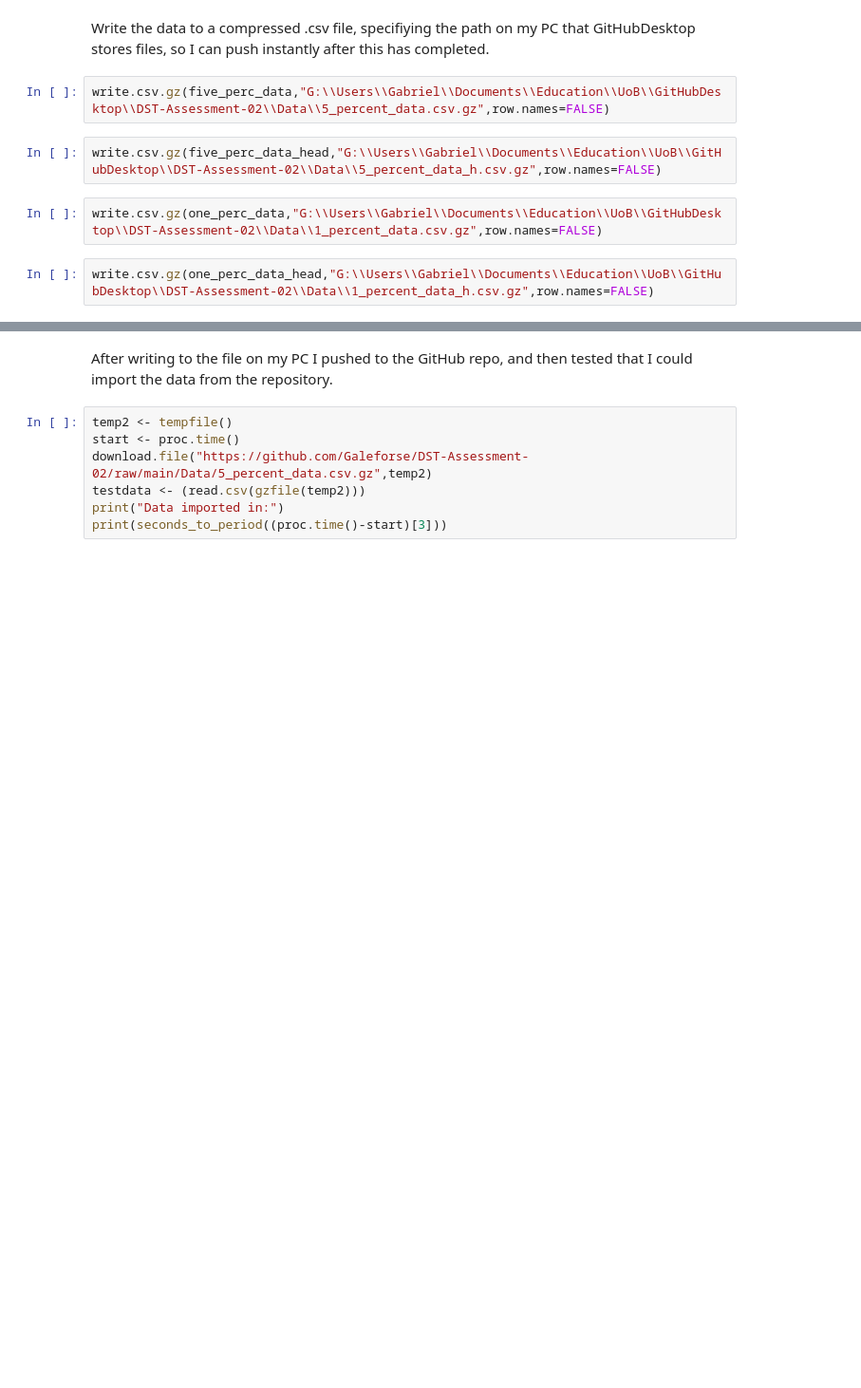
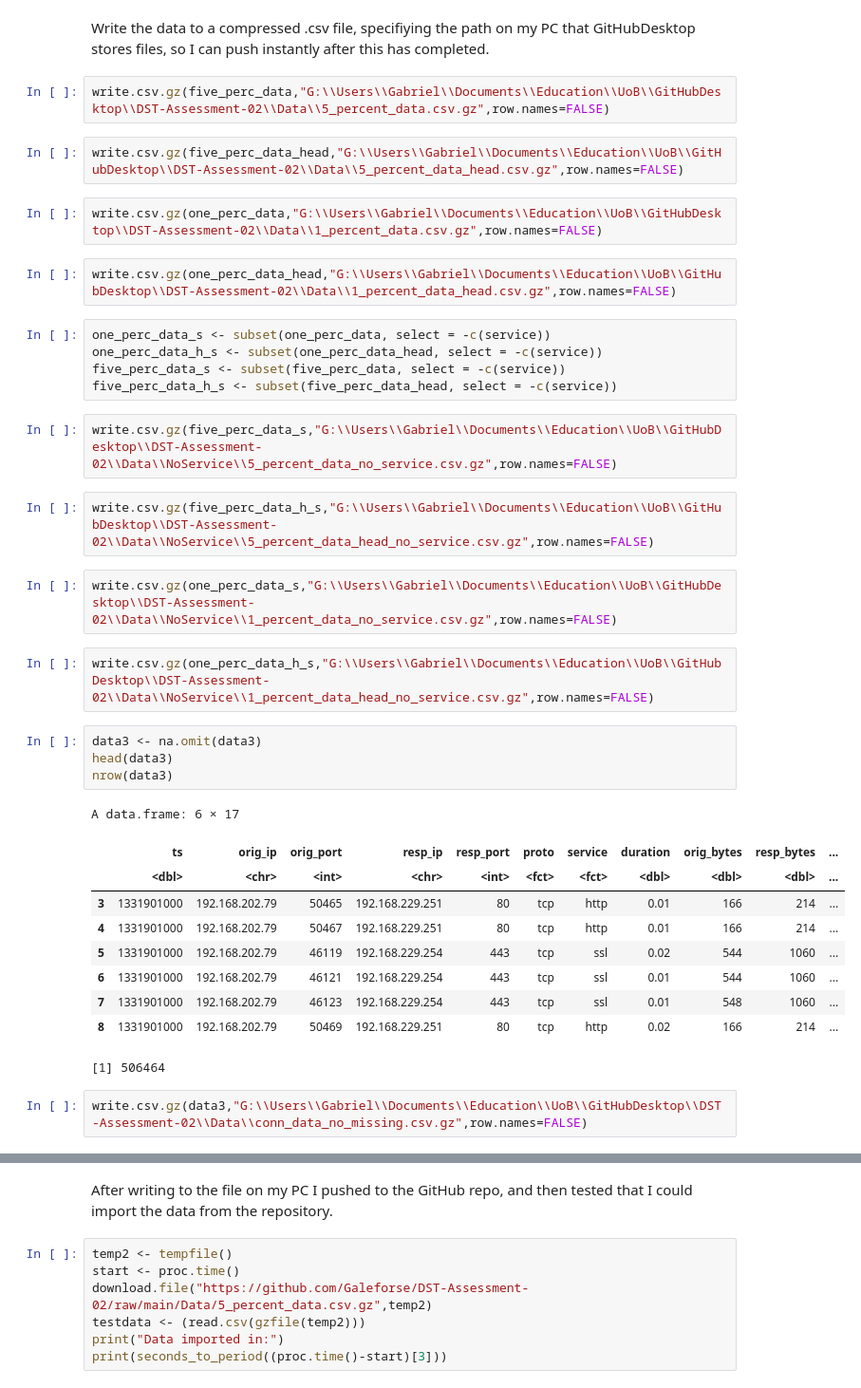
Before and after one commit to gabejg/DST-Assessment-02, a Jupyter notebook: Gabriel Grant/Data Import Testing.ipynb, the cells around one changed output, grey strips where cells are left out. Shown: that part at 95% size. Drawn from its saved outputs; the diff is of its cells as text; blank space fills up the shorter version.

```diff
--- a/Gabriel Grant/Data Import Testing.ipynb
+++ b/Gabriel Grant/Data Import Testing.ipynb
@@ -176,8 +167,38 @@ Write the data to a compressed .csv file, specifiying the path on my PC that Git
 # %%
 write.csv.gz(five_perc_data,"G:\\Users\\Gabriel\\Documents\\Education\\UoB\\GitHubDesktop\\DST-Assessment-02\\Data\\5_percent_data.csv.gz",row.names=FALSE)
 # %%
-write.csv.gz(five_perc_data_head,"G:\\Users\\Gabriel\\Documents\\Education\\UoB\\GitHubDesktop\\DST-Assessment-02\\Data\\5_percent_data_h.csv.gz",row.names=FALSE)
+write.csv.gz(five_perc_data_head,"G:\\Users\\Gabriel\\Documents\\Education\\UoB\\GitHubDesktop\\DST-Assessment-02\\Data\\5_percent_data_head.csv.gz",row.names=FALSE)
 # %%
 write.csv.gz(one_perc_data,"G:\\Users\\Gabriel\\Documents\\Education\\UoB\\GitHubDesktop\\DST-Assessment-02\\Data\\1_percent_data.csv.gz",row.names=FALSE)
 # %%
-write.csv.gz(one_perc_data_head,"G:\\Users\\Gabriel\\Documents\\Education\\UoB\\GitHubDesktop\\DST-Assessment-02\\Data\\1_percent_data_h.csv.gz",row.names=FALSE)
+write.csv.gz(one_perc_data_head,"G:\\Users\\Gabriel\\Documents\\Education\\UoB\\GitHubDesktop\\DST-Assessment-02\\Data\\1_percent_data_head.csv.gz",row.names=FALSE)
+# %%
+one_perc_data_s <- subset(one_perc_data, select = -c(service))
+one_perc_data_h_s <- subset(one_perc_data_head, select = -c(service))
+five_perc_data_s <- subset(five_perc_data, select = -c(service))
+five_perc_data_h_s <- subset(five_perc_data_head, select = -c(service))
+# %%
+write.csv.gz(five_perc_data_s,"G:\\Users\\Gabriel\\Documents\\Education\\UoB\\GitHubDesktop\\DST-Assessment-02\\Data\\NoService\\5_percent_data_no_service.csv.gz",row.names=FALSE)
+# %%
+write.csv.gz(five_perc_data_h_s,"G:\\Users\\Gabriel\\Documents\\Education\\UoB\\GitHubDesktop\\DST-Assessment-02\\Data\\NoService\\5_percent_data_head_no_service.csv.gz",row.names=FALSE)
+# %%
+write.csv.gz(one_perc_data_s,"G:\\Users\\Gabriel\\Documents\\Education\\UoB\\GitHubDesktop\\DST-Assessment-02\\Data\\NoService\\1_percent_data_no_service.csv.gz",row.names=FALSE)
+# %%
+write.csv.gz(one_perc_data_h_s,"G:\\Users\\Gabriel\\Documents\\Education\\UoB\\GitHubDesktop\\DST-Assessment-02\\Data\\NoService\\1_percent_data_head_no_service.csv.gz",row.names=FALSE)
+# %%
+data3 <- na.omit(data3)
+head(data3)
+nrow(data3)
+# %% [output]
+A data.frame: 6 × 17
+|  | ts | orig_ip | orig_port | resp_ip | resp_port | proto | service | duration | orig_bytes | resp_bytes | ... |
+|  | <dbl> | <chr> | <int> | <chr> | <int> | <fct> | <fct> | <dbl> | <dbl> | <dbl> | ... |
+| 3 | 1331901000 | 192.168.202.79 | 50465 | 192.168.229.251 | 80 | tcp | http | 0.01 | 166 | 214 | ... |
+| 4 | 1331901000 | 192.168.202.79 | 50467 | 192.168.229.251 | 80 | tcp | http | 0.01 | 166 | 214 | ... |
+| 5 | 1331901000 | 192.168.202.79 | 46119 | 192.168.229.254 | 443 | tcp | ssl | 0.02 | 544 | 1060 | ... |
+| 6 | 1331901000 | 192.168.202.79 | 46121 | 192.168.229.254 | 443 | tcp | ssl | 0.01 | 544 | 1060 | ... |
+| 7 | 1331901000 | 192.168.202.79 | 46123 | 192.168.229.254 | 443 | tcp | ssl | 0.01 | 548 | 1060 | ... |
+| 8 | 1331901000 | 192.168.202.79 | 50469 | 192.168.229.251 | 80 | tcp | http | 0.02 | 166 | 214 | ... |
+[1] 506464
+# %%
+write.csv.gz(data3,"G:\\Users\\Gabriel\\Documents\\Education\\UoB\\GitHubDesktop\\DST-Assessment-02\\Data\\conn_data_no_missing.csv.gz",row.names=FALSE)
```
Also changed, not shown: parts of 14 cells of this notebook, 17 other files.
